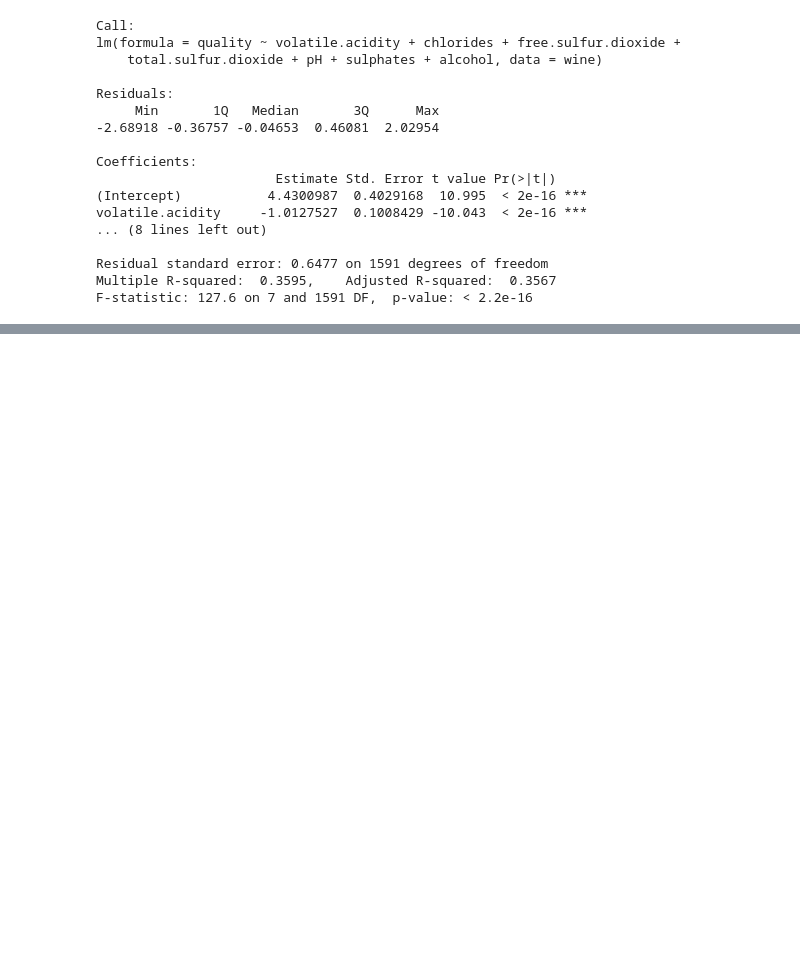
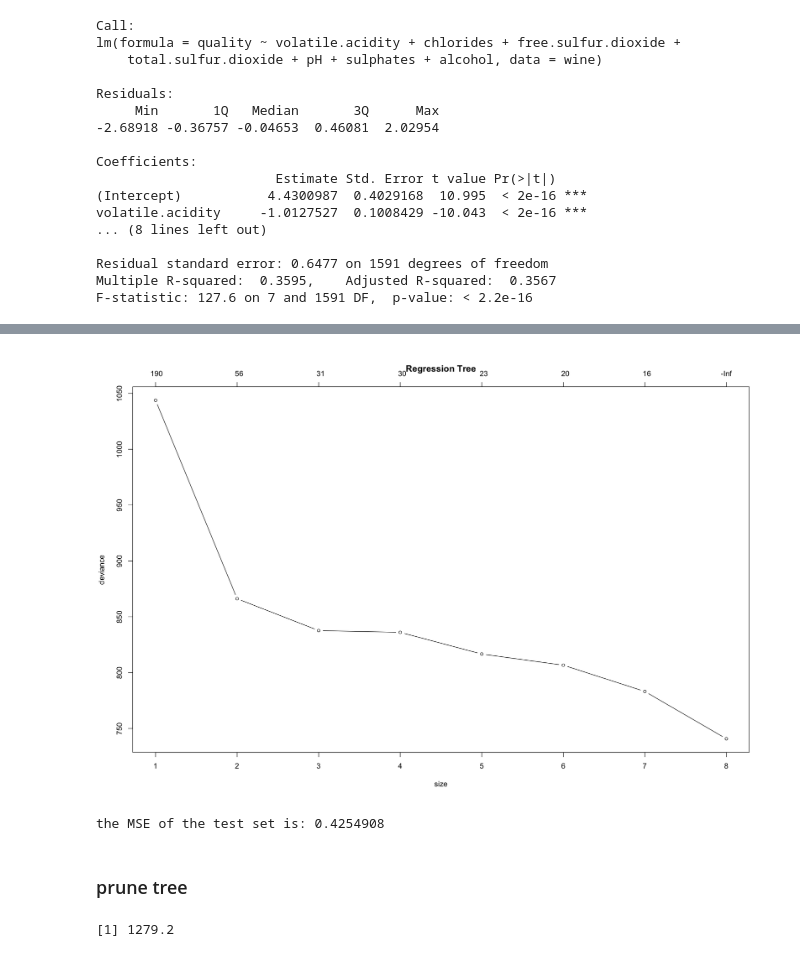
Before and after one commit to GawainGan/UBCO_MDS, a Jupyter notebook: Data-571/A2/Assignment2_Yiwei_Gan.ipynb, the cells around one changed output, grey strips where cells are left out. Cells and saved outputs as stored; diff of their text form; code cells hidden in the pictures; blank space fills up the shorter version.

```diff
--- a/Data-571/A2/Assignment2_Yiwei_Gan.ipynb
+++ b/Data-571/A2/Assignment2_Yiwei_Gan.ipynb
@@ -235,0 +205,20 @@ ERROR: Error in as.data.frame.default(data): cannot coerce class '"lm"' to a dat
+# %%
+#  10-fold cross-validation using cv.tree
+cv_tree <- cv.tree(simtree, K=10)
+loocv_RSS <- cv_tree$dev[1]
+plot(cv_tree, main="Regression Tree", cex=0.8, type='b')
+# %% [output]
+[figure, added]
+# %%
+prune_tree <- prune.tree(simtree, best=8)
+y_pred <- predict(prune_tree, wine, type="vector")
+MSE <- mean((wine$quality - y_pred)^2) # MSE as estimated via 1-fold-CV for the best-node-size case only
+cat('the MSE of the test set is:', MSE)
+# %% [output]
+the MSE of the test set is: 0.4254908
+# %% [markdown]
+### prune tree
+# %%
+nrow(wine) * 0.8
+# %% [output]
+[1] 1279.2
```
Also changed, not shown: parts of 8 cells of this notebook.
